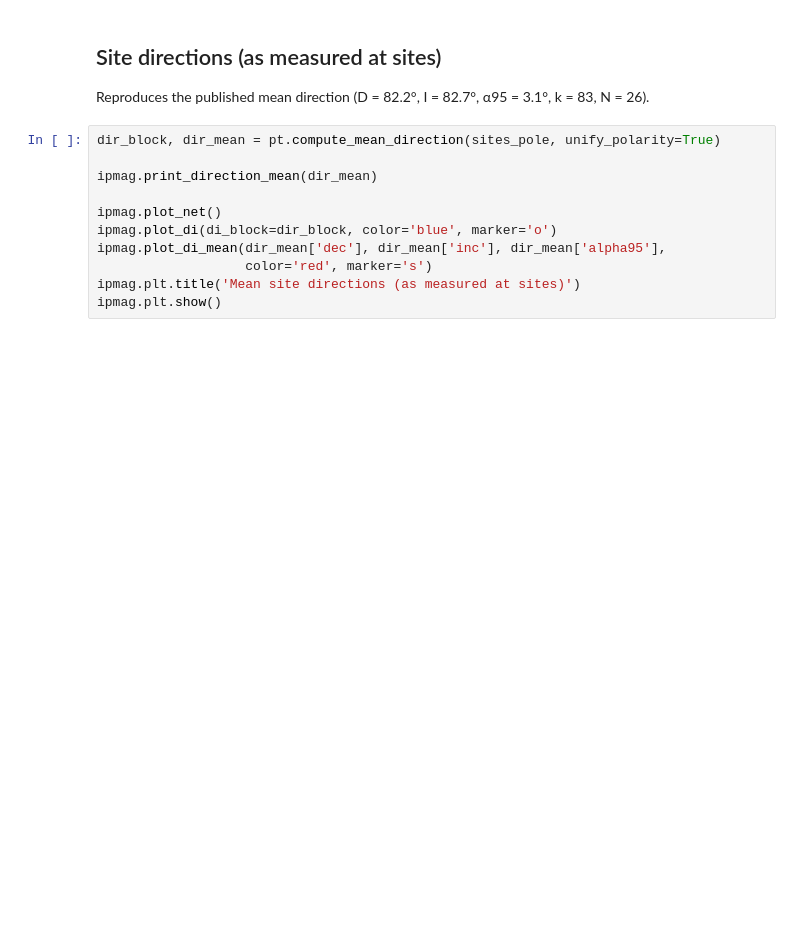
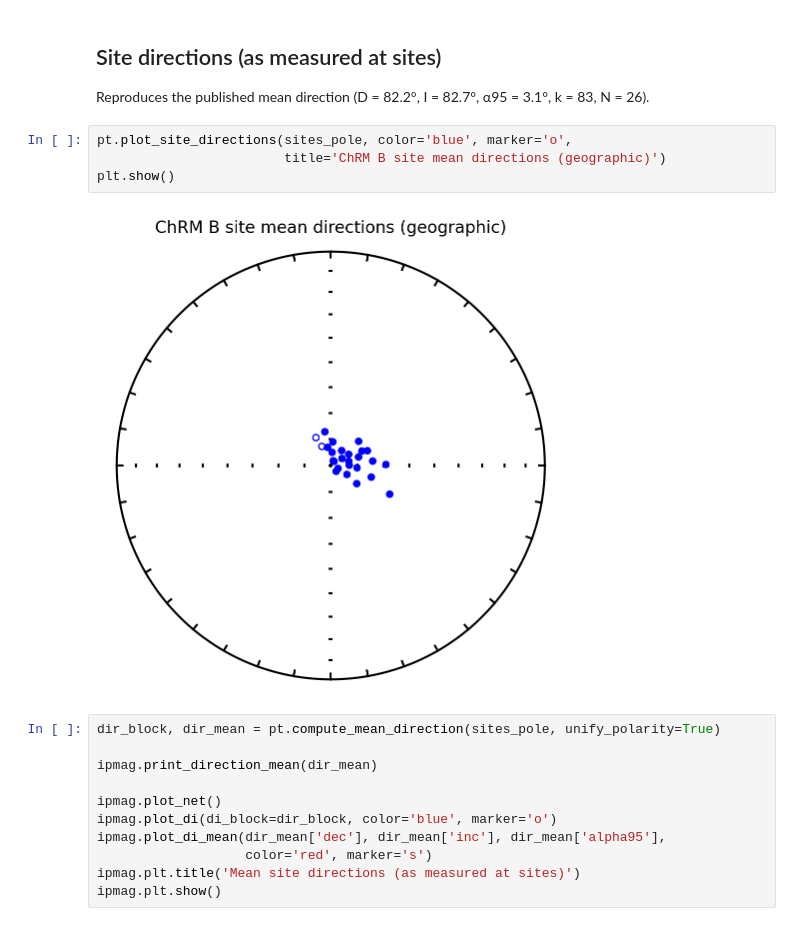
Before and after one commit to Swanson-Hysell-Group/2026_Laurentia_Precambrian_poles, a Jupyter notebook: pole_notebooks/575_Callander.ipynb, the cells around one changed output. Cells and saved outputs as stored; diff of their text form; blank space fills up the shorter version.

Commit message:
update to show dual polarity and update age note

```diff
--- a/pole_notebooks/575_Callander.ipynb
+++ b/pole_notebooks/575_Callander.ipynb
@@ -87,6 +87,12 @@ Precision parameter (k) estimate: 24.8
 ## Site directions (as measured at sites)
 
 Reproduces the published mean direction (D = 82.2°, I = 82.7°, α95 = 3.1°, k = 83, N = 26).
+# %%
+pt.plot_site_directions(sites_pole, color='blue', marker='o',
+                        title='ChRM B site mean directions (geographic)')
+plt.show()
+# %% [output]
+[figure, added]
 # %%
 dir_block, dir_mean = pt.compute_mean_direction(sites_pole, unify_polarity=True)
 
```
Also changed, not shown: parts of 1 cell of this notebook.
